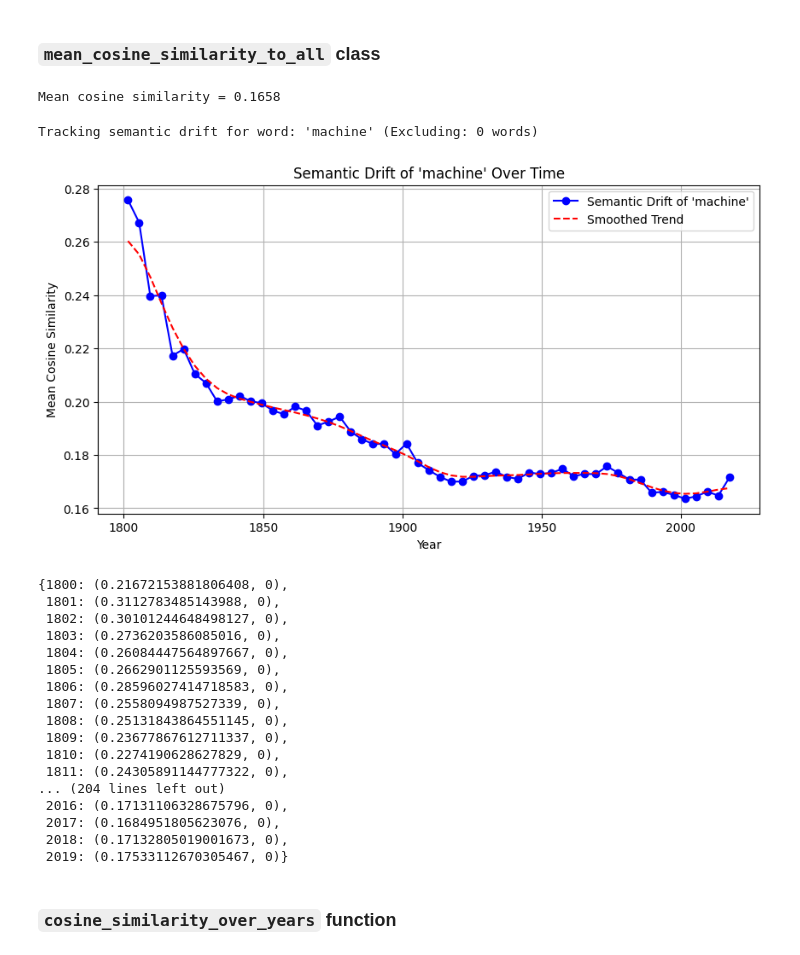
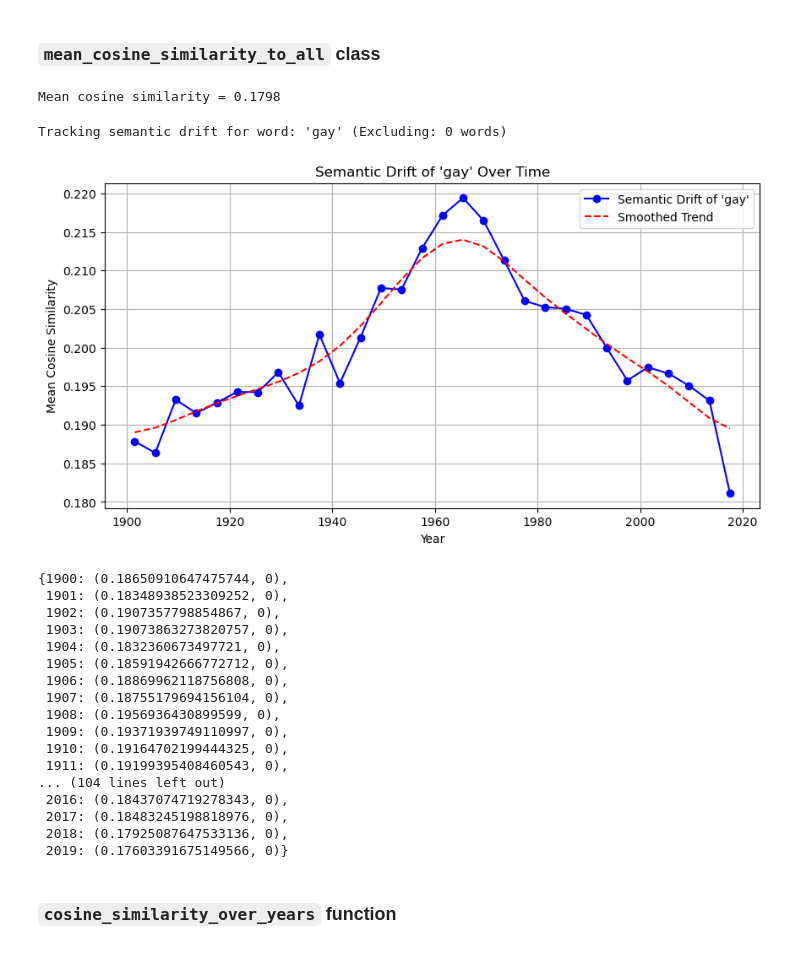
Before and after one commit to eric-d-knowles/ngram-prep, a Jupyter notebook: notebooks/workflow_analyze_change.ipynb, the cells around one changed output. Saved outputs shown, nothing was run; the diff lists cells and outputs as text; code cells hidden in the pictures.

```diff
--- a/notebooks/workflow_analyze_change.ipynb
+++ b/notebooks/workflow_analyze_change.ipynb
@@ -145,42 +82,42 @@ df_results = track_yearly_drift(
 # %% [markdown]
 ### `mean_cosine_similarity_to_all` class
 # %%
-model = W2VModel(f'{model_path}/w2v_y2019_wbnone_vs200_w5_mc10_sg1_e8.kv')
+model = W2VModel(f'{model_path}/w2v_y2019_wbnone_vs200_w004_mc001_sg1_e010.kv')
 
 mean_sim = model.mean_cosine_similarity_to_all('person', '')
 print(f"Mean cosine similarity = {mean_sim:.4f}")
 # %% [output]
-Mean cosine similarity = 0.1658
+Mean cosine similarity = 0.1798
 # %%
 track_word_semantic_drift(
-    word='machine',
-    start_year=1800,
+    word='gay',
+    start_year=1900,
     end_year=2019,
     model_dir=f'{model_path}',
     plot=4,
     smooth=True,
     sigma=2
 )
 # %% [output]
-Tracking semantic drift for word: 'machine' (Excluding: 0 words)
+Tracking semantic drift for word: 'gay' (Excluding: 0 words)
-[figure, old version]
+[figure, new version]
-{1800: (0.21672153881806408, 0),
- 1801: (0.3112783485143988, 0),
- 1802: (0.30101244648498127, 0),
- 1803: (0.2736203586085016, 0),
- 1804: (0.26084447564897667, 0),
- 1805: (0.2662901125593569, 0),
- 1806: (0.28596027414718583, 0),
- 1807: (0.2558094987527339, 0),
- 1808: (0.25131843864551145, 0),
- 1809: (0.23677867612711337, 0),
- 1810: (0.2274190628627829, 0),
- 1811: (0.24305891144777322, 0),
-... (204 lines left out)
- 2016: (0.17131106328675796, 0),
- 2017: (0.1684951805623076, 0),
- 2018: (0.17132805019001673, 0),
- 2019: (0.17533112670305467, 0)}
+{1900: (0.18650910647475744, 0),
+ 1901: (0.18348938523309252, 0),
+ 1902: (0.1907357798854867, 0),
+ 1903: (0.19073863273820757, 0),
+ 1904: (0.1832360673497721, 0),
+ 1905: (0.18591942666772712, 0),
+ 1906: (0.18869962118756808, 0),
+ 1907: (0.18755179694156104, 0),
+ 1908: (0.1956936430899599, 0),
+ 1909: (0.19371939749110997, 0),
+ 1910: (0.19164702199444325, 0),
+ 1911: (0.19199395408460543, 0),
+... (104 lines left out)
+ 2016: (0.18437074719278343, 0),
+ 2017: (0.18483245198818976, 0),
+ 2018: (0.17925087647533136, 0),
+ 2019: (0.17603391675149566, 0)}
 # %% [markdown]
 ### `cosine_similarity_over_years` function
 # %% [markdown]
```
Also changed, not shown: parts of 14 cells of this notebook, 10 other files.
